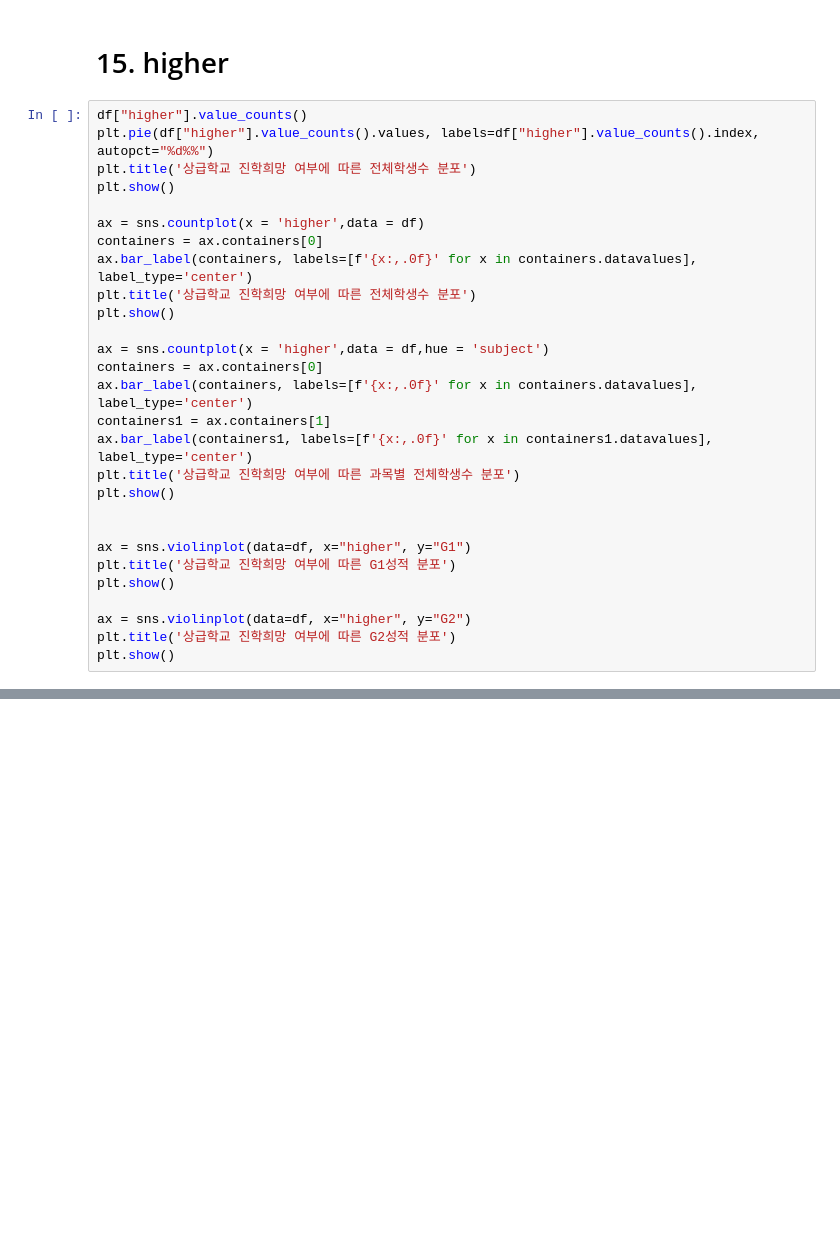
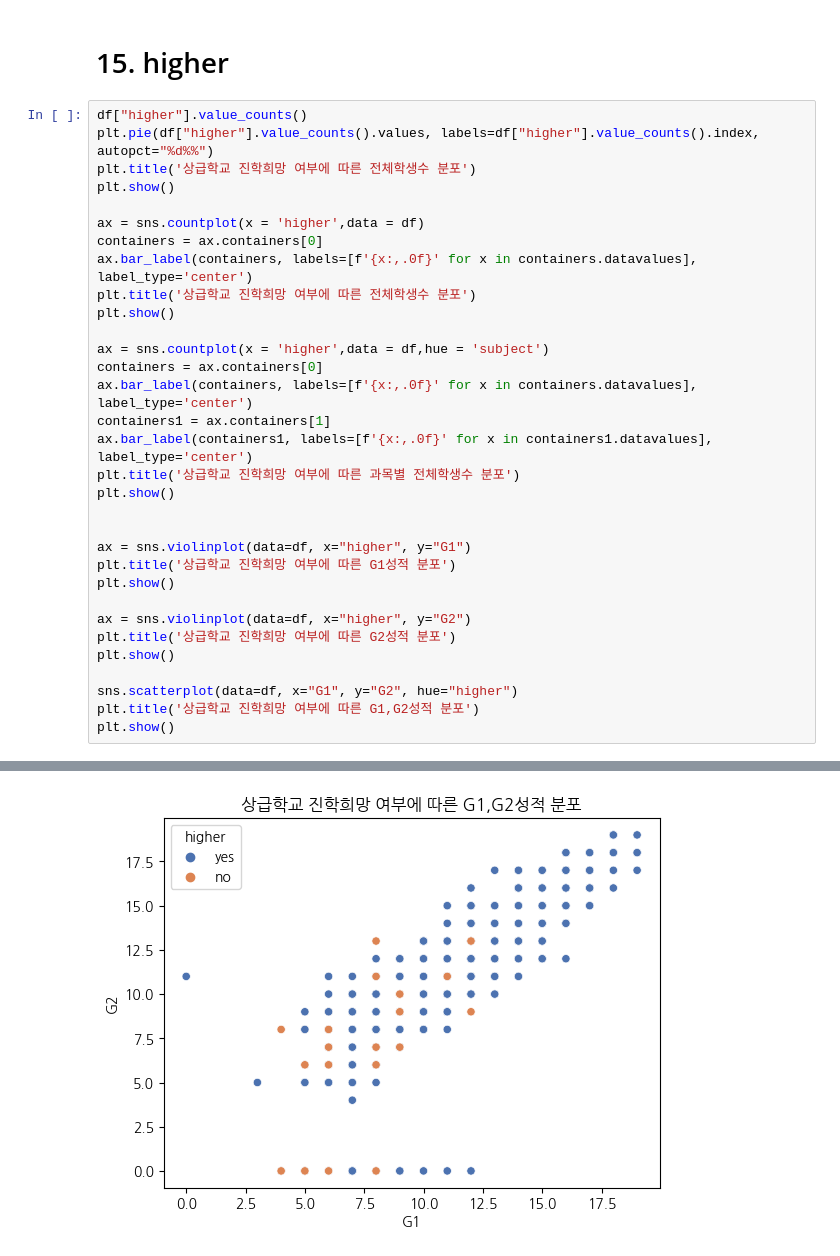
Before and after one commit to springwater00/Datathon, a Jupyter notebook: Datathon (final).ipynb, the cells around one changed output, grey strips where cells are left out. Drawn from its saved outputs; the diff is of its cells as text; blank space fills up the shorter version.

```diff
--- a/Datathon (final).ipynb
+++ b/Datathon (final).ipynb
@@ -529,30 +596,35 @@ plt.title('상급학교 진학희망 여부에 따른 전체학생수 분포')
 plt.show()
 
 ax = sns.countplot(x = 'higher',data = df)
 containers = ax.containers[0]
 ax.bar_label(containers, labels=[f'{x:,.0f}' for x in containers.datavalues], label_type='center')
 plt.title('상급학교 진학희망 여부에 따른 전체학생수 분포')
 plt.show()
 
 ax = sns.countplot(x = 'higher',data = df,hue = 'subject')
 containers = ax.containers[0]
 ax.bar_label(containers, labels=[f'{x:,.0f}' for x in containers.datavalues], label_type='center')
 containers1 = ax.containers[1]
 ax.bar_label(containers1, labels=[f'{x:,.0f}' for x in containers1.datavalues], label_type='center')
 plt.title('상급학교 진학희망 여부에 따른 과목별 전체학생수 분포')
 plt.show()
 
 
 ax = sns.violinplot(data=df, x="higher", y="G1")
 plt.title('상급학교 진학희망 여부에 따른 G1성적 분포')
 plt.show()
 
 ax = sns.violinplot(data=df, x="higher", y="G2")
 plt.title('상급학교 진학희망 여부에 따른 G2성적 분포')
 plt.show()
+
+sns.scatterplot(data=df, x="G1", y="G2", hue="higher")
+plt.title('상급학교 진학희망 여부에 따른 G1,G2성적 분포')
+plt.show()
 # %% [output]
 [figure]
 [figure]
 [figure]
 [figure]
 [figure]
+[figure, added]
```
Also changed, not shown: parts of 5 cells of this notebook.
